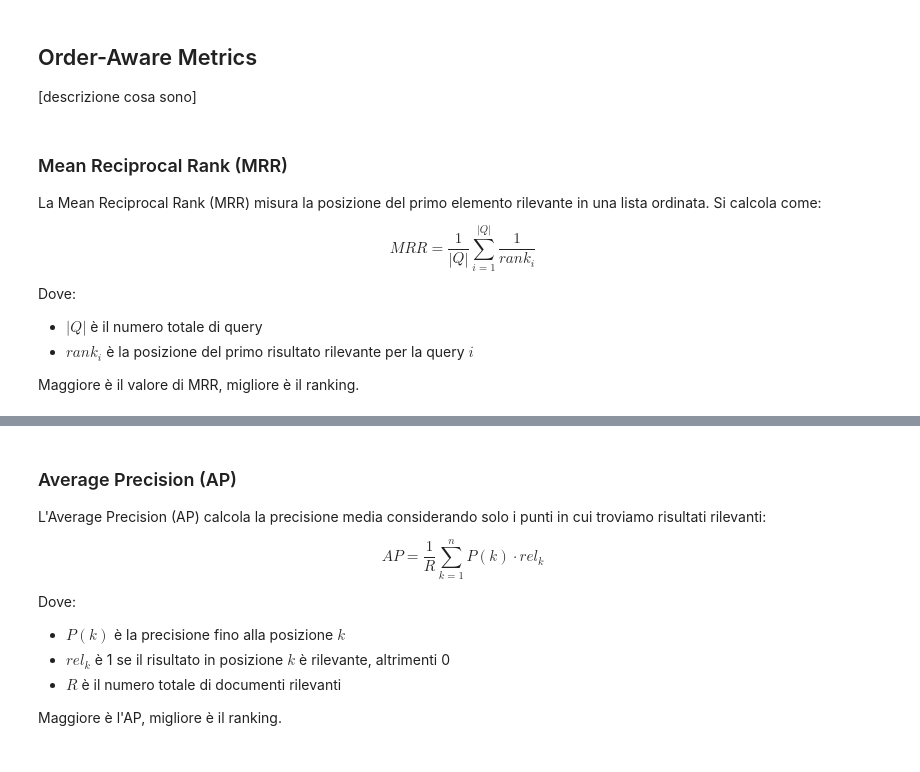
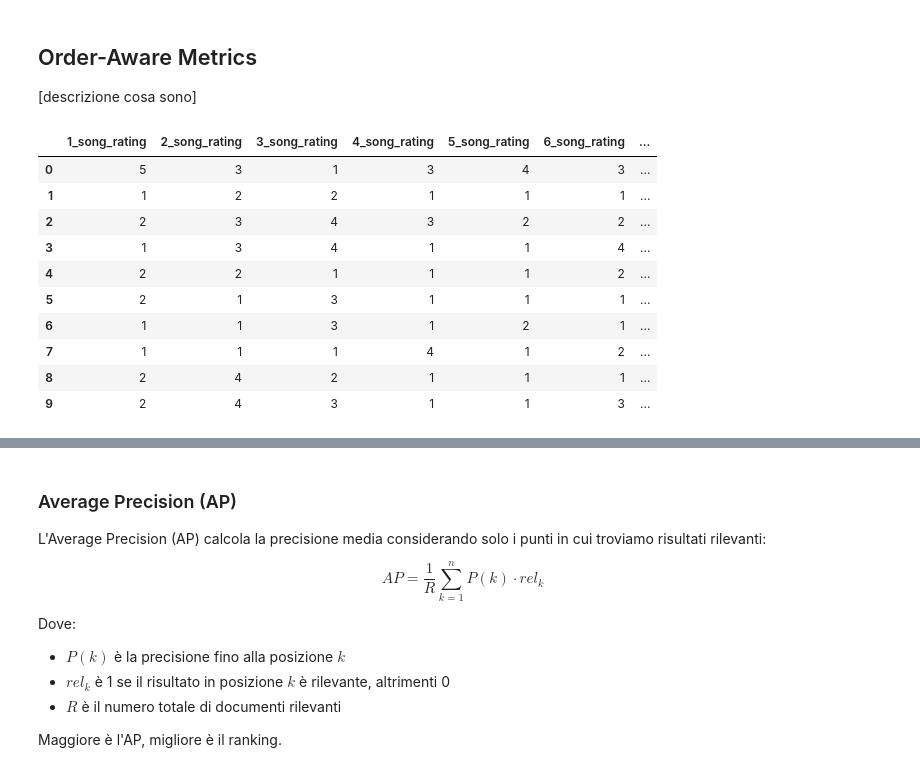
Before and after one commit to Kespers/kCHORDS-recommendation-system, a Jupyter notebook: main.ipynb, the cells around one changed output, grey strips where cells are left out. Saved outputs shown, nothing was run; the diff lists cells and outputs as text; code cells hidden in the pictures.

Commit message:
metrics

```diff
--- a/main.ipynb
+++ b/main.ipynb
@@ -1230,7 +1232,7 @@ for recommend in recommends:
 ## Results
 A survey was administered asking users to rate the 10 songs on a scale from 1 to 5, with an additional question at the end asking how closely the recommendations matched their musical tastes.
 # %%
-results = pd.read_csv('./evaluation/results/first.csv')
+results = pd.read_csv('./evaluation/results/results.csv')
 results
 # %% [output]
 |  | id | 1_song_rating | 2_song_rating | 3_song_rating | 4_song_rating | 5_song_rating | 6_song_rating | ... |
@@ -1347,17 +1349,18 @@ The higher the mean error, the less reliable the recommendations are in terms of
 ## Order-Aware Metrics
 
 [descrizione cosa sono]
-# %% [markdown]
-### Mean Reciprocal Rank (MRR)
-
-La Mean Reciprocal Rank (MRR) misura la posizione del primo elemento rilevante in una lista ordinata. Si calcola come:
-
-$$
-MRR = \frac{1}{|Q|} \sum_{i=1}^{|Q|} \frac{1}{rank_i}
-$$
-
-Dove:
-- $ |Q| $ è il numero totale di query
-- $ rank_i $ è la posizione del primo risultato rilevante per la query $ i $
-
-Maggiore è il valore di MRR, migliore è il ranking.
+# %%
+metrics_data = results.drop(columns=['id', 'overall'])
+metrics_data
+# %% [output]
+|  | 1_song_rating | 2_song_rating | 3_song_rating | 4_song_rating | 5_song_rating | 6_song_rating | ... |
+| 0 | 5 | 3 | 1 | 3 | 4 | 3 | ... |
+| 1 | 1 | 2 | 2 | 1 | 1 | 1 | ... |
+| 2 | 2 | 3 | 4 | 3 | 2 | 2 | ... |
+| 3 | 1 | 3 | 4 | 1 | 1 | 4 | ... |
+| 4 | 2 | 2 | 1 | 1 | 1 | 2 | ... |
+| 5 | 2 | 1 | 3 | 1 | 1 | 1 | ... |
+| 6 | 1 | 1 | 3 | 1 | 2 | 1 | ... |
+| 7 | 1 | 1 | 1 | 4 | 1 | 2 | ... |
+| 8 | 2 | 4 | 2 | 1 | 1 | 1 | ... |
+| 9 | 2 | 4 | 3 | 1 | 1 | 3 | ... |
```
Also changed, not shown: parts of 16 cells of this notebook.
